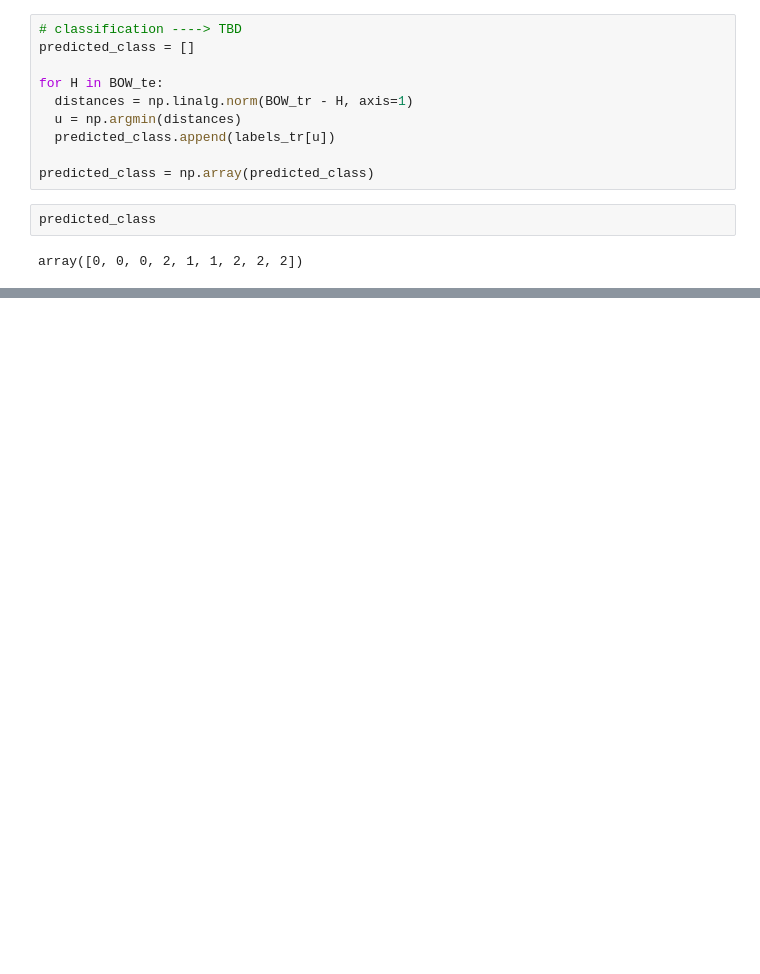
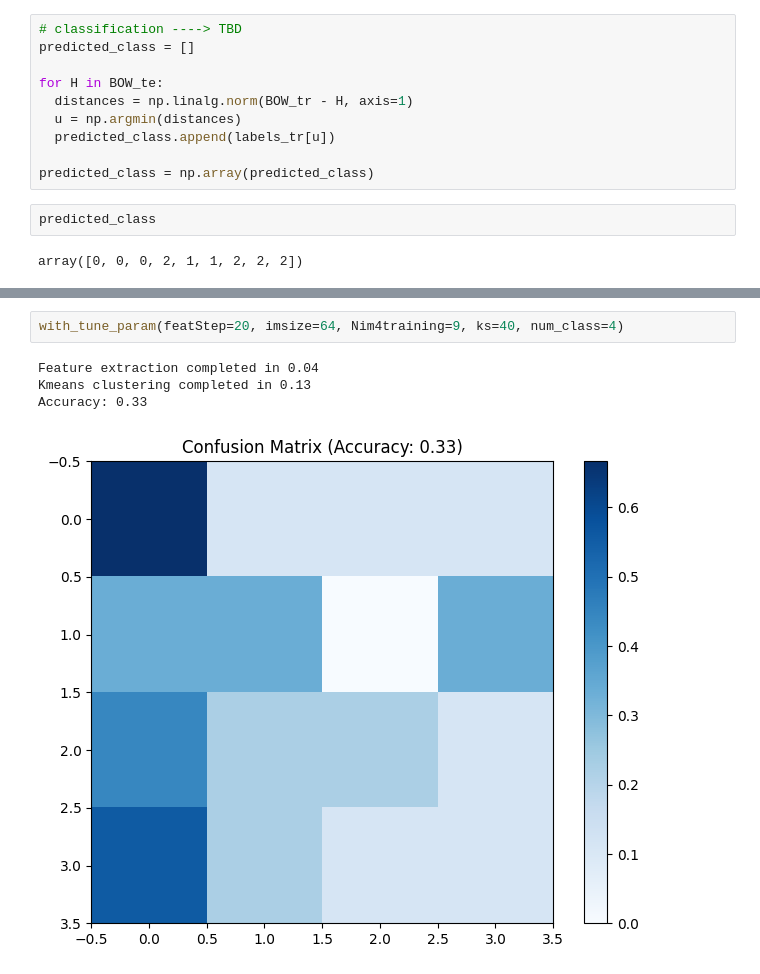
Before and after one commit to nawroz-m/ML_learning, a Jupyter notebook: ES04.ipynb, the cells around one changed output, grey strips where cells are left out. Drawn from its saved outputs; the diff is of its cells as text; blank space fills up the shorter version.

```diff
--- a/ES04.ipynb
+++ b/ES04.ipynb
@@ -160,0 +278,7 @@ Accuracy: 0.89
+# %%
+with_tune_param(featStep=20, imsize=64, Nim4training=9, ks=40, num_class=4)
+# %% [output]
+Feature extraction completed in 0.04
+Kmeans clustering completed in 0.13
+Accuracy: 0.33
+[figure, added]
```
Also changed, not shown: parts of 26 cells of this notebook.
